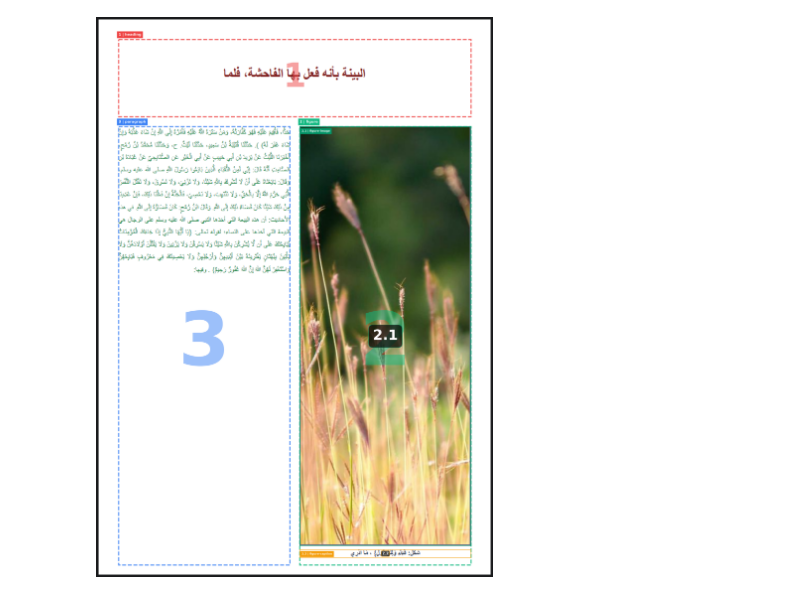
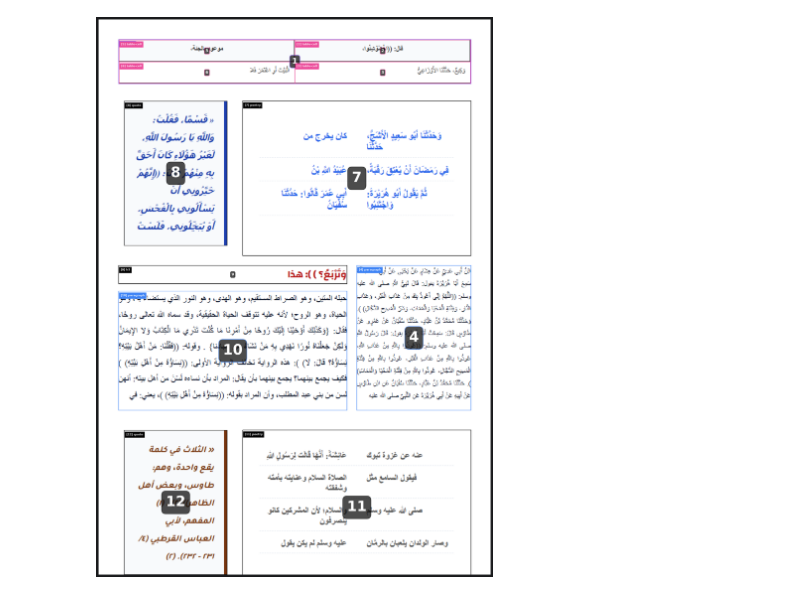
Before and after one commit to zetatiabdelhakim/OCR_Data, a Jupyter notebook: make_data/visual.ipynb, the cells around one changed output. Cells and saved outputs as stored; diff of their text form; code cells hidden in the pictures.

Commit message:
feat: indexation good

```diff
--- a/make_data/visual.ipynb
+++ b/make_data/visual.ipynb
@@ -8,7 +8,7 @@ from PIL import Image
 def visualize_sample(sample_name, dataset_dir="dataset"):
     """
     Scans the dataset and visualizes the hierarchical bounding boxes.
-    Expert styling applied to prevent parent/child visual overlapping.
+    Expert styling applied: Parents (-1) get no center index, Children (>0) get flat sequential indices.
     """
     image_path = os.path.join(dataset_dir, "images", f"{sample_name}.png")
     json_path = os.path.join(dataset_dir, "annotations", f"{sample_name}.json")
@@ -22,7 +22,7 @@ def visualize_sample(sample_name, dataset_dir="dataset"):
     with open(json_path, 'r', encoding='utf-8') as f:
         data = json.load(f)
 
-    # Setup the plot (Increased resolution for expert clarity)
+    # Setup the plot
     fig, ax = plt.subplots(1, figsize=(16, 22), dpi=200)
     ax.imshow(img)
 
@@ -42,10 +42,9 @@ def visualize_sample(sample_name, dataset_dir="dataset"):
     for box in data['boxes']:
         x, y, w, h = box['x'], box['y'], box['width'], box['height']
         label = box['label']
-        reading_index = str(box.get('reading_index', ""))
+        reading_index = box.get('reading_index', -1)
 
-        # Identify if this is a parent container (1, 2) or a child element (1.1, 2.1)
-        is_parent = '.' not in reading_index
+        is_parent = (reading_index == -1)
 
         color = color_map.get(label, '#000000')
 
@@ -75,15 +74,17 @@ def visualize_sample(sample_name, dataset_dir="dataset"):
             tag_x = x
             va = 'bottom'
             fs = 10
+            tag_text = label # No index shown for parents
         else:
             tag_y = y + 6
             tag_x = x + 4
             va = 'top'
             fs = 8
+            tag_text = f"[{reading_index}] {label}"
 
         ax.text(
             tag_x, tag_y,
-            f"{reading_index} | {label}", # Merged index and label for extra clarity
+            tag_text,
             color='white',
             fontsize=fs,
             weight='bold',
@@ -91,50 +92,36 @@ def visualize_sample(sample_name, dataset_dir="dataset"):
             va=va,
             alpha=0.95
         )
 
         # ==========================================
-        # 3. CENTER INDEX STYLING
+        # 3. CENTER INDEX STYLING (CHILDREN ONLY)
         # ==========================================
-        center_x = x + (w / 2)
-        center_y = y + (h / 2)
+        if not is_parent:
+            center_x = x + (w / 2)
+            center_y = y + (h / 2)
 
-        if is_parent:
-            # PARENT INDEX: Large, faint watermark (doesn't block children)
-            dynamic_fontsize = max(30, min(w, h) * 0.6)
-            ax.text(
-                center_x, center_y,
-                str(reading_index),
-                color=color,
-                fontsize=dynamic_fontsize,
-                weight='bold',
-                ha='center',
-                va='center',
-                alpha=0.5 # Faint watermark
-            )
-        else:
-            # CHILD INDEX: Smaller, opaque badge (sits clearly on top)
             dynamic_fontsize = max(10, min(w, h) * 0.25)
             dynamic_fontsize = min(40, dynamic_fontsize)
 
             ax.text(
                 center_x, center_y,
                 str(reading_index),
                 color='white',
                 fontsize=dynamic_fontsize,
                 weight='bold',
                 ha='center',
                 va='center',
                 bbox=dict(facecolor='black', alpha=0.7, edgecolor=color, boxstyle='round,pad=0.3', linewidth=1.5)
             )
 
     plt.axis('off')
     plt.tight_layout()
     plt.show()
 
 # ==========================================
 # RUN THE SCANNER
 # ==========================================
 
-visualize_sample('sample_0000007')
+visualize_sample('sample_0000002')
 # %% [output]
-[figure, old version]
+[figure, new version]
```
Also changed, not shown: 45 other files.
